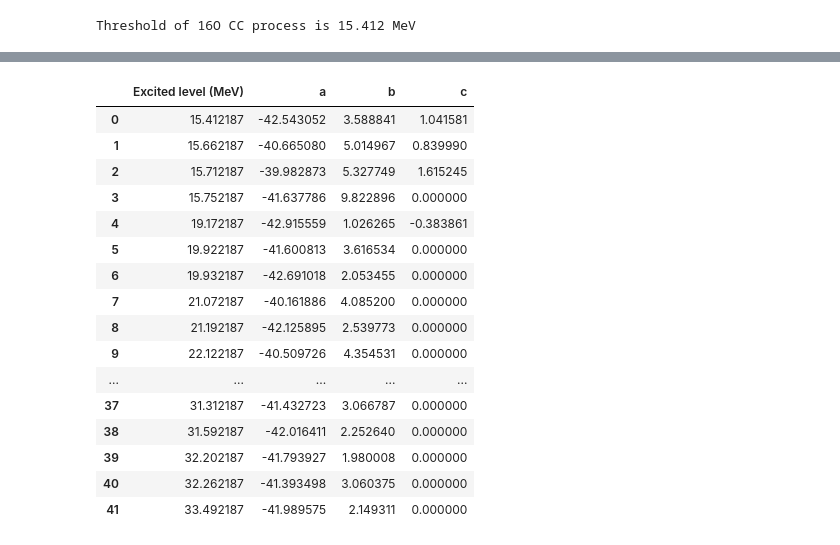
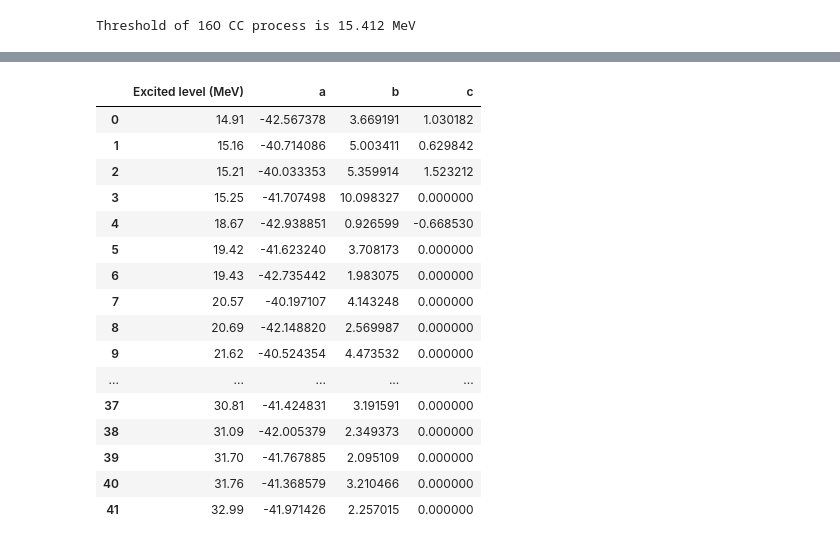
Before and after one commit to schedges/pyNEWTON, a Jupyter notebook: NuOGen.ipynb, the cells around one changed output, grey strips where cells are left out. Cells and saved outputs as stored; diff of their text form; code cells hidden in the pictures.

```diff
--- a/NuOGen.ipynb
+++ b/NuOGen.ipynb
@@ -85,7 +99,11 @@ def loadNazakatoData(fname):
         if len(lineParts)==6:
           excitedLevels_MeV.append(float(lineParts[0]))
           excitedLevels_J.append(int(lineParts[1]))
-          excitedLevels_parity.append(int(lineParts[2]))
+          if lineParts[2]=="1":
+            parity = "-"
+          else:
+            parity = "+"
+          excitedLevels_parity.append(parity)
           excitedXS_20MeV.append(float(lineParts[3]))
           excitedXS_40MeV.append(float(lineParts[4]))
           excitedXS_60MeV.append(float(lineParts[5]))
@@ -102,14 +120,13 @@ excitedLevels_MeV,excitedLevels_J,excitedLevels_parity,excitedXS_20MeV,excitedXS
 
 #Make 3 plots of xs vs. excitation energy
 fig,ax = plt.subplots(1,3, figsize=(12,4), sharey=True)
-Exs_MeV = excitedLevels_MeV + threshold
 
 mask = excitedXS_20MeV > 0
-ax[0].vlines(Exs_MeV[mask], 1e-46, excitedXS_20MeV[mask],color="k",lw=0.7)
+ax[0].vlines(excitedLevels_MeV[mask], 1e-46, excitedXS_20MeV[mask],color="k",lw=0.7)
 mask = excitedXS_40MeV > 0
-ax[1].vlines(Exs_MeV[mask], 1e-46, excitedXS_40MeV[mask],color="k",lw=0.7)
+ax[1].vlines(excitedLevels_MeV[mask], 1e-46, excitedXS_40MeV[mask],color="k",lw=0.7)
 mask = excitedXS_60MeV > 0
-ax[2].vlines(Exs_MeV[mask], 1e-46, excitedXS_60MeV[mask],color="k",lw=0.7)
+ax[2].vlines(excitedLevels_MeV[mask], 1e-46, excitedXS_60MeV[mask],color="k",lw=0.7)
 
 plt.yscale("log")
 ax[0].set_xlim(0,35)
@@ -127,5 +144,17 @@ ax[2].set_xlabel("E$_x$ (MeV)")
 ax[2].set_ylabel(chr(963)+"$_k$ (cm$^2$)")
 ax[2].set_ylim(1e-46,1e-39)
 plt.show()
+
+
+df = pd.DataFrame({
+    "Excited level (MeV)": excitedLevels_MeV,
+    "J": excitedLevels_J,
+    "parity": excitedLevels_parity,
+    "20 MeV": excitedXS_20MeV,
+    "40 MeV": excitedXS_40MeV,
+    "60 MeV": excitedXS_60MeV,
+})
+
+df
 # %% [output]
 [figure]
@@ -136,7 +182,7 @@ def solveCoeffs(excitedLevels_MeV,excitedXS_20MeV,excitedXS_40MeV,excitedXS_60Me
   c2s = []
   c3s = []
   #Now step through levels, computing nu xs by fitting the three data files to determine coefficients a,b,c. Then
-  for ilev,Ex in enumerate(Exs_MeV):
+  for ilev,Ex in enumerate(excitedLevels_MeV):
 
     if Ex < 20:
       Lambda_20MeV = np.log10(np.power(20,0.25)-np.power(Ex,0.25))
@@ -151,7 +197,7 @@ def solveCoeffs(excitedLevels_MeV,excitedXS_20MeV,excitedXS_40MeV,excitedXS_60Me
     else:
       Lambda_60MeV = 0
 
-    if excitedXS_20MeV[ilev]>0:
+    if excitedXS_20MeV[ilev]>1e-46:
       logxs_20MeV = np.log10(excitedXS_20MeV[ilev])
     else:
       logxs_20MeV =  -np.inf
@@ -167,50 +213,50 @@ def solveCoeffs(excitedLevels_MeV,excitedXS_20MeV,excitedXS_40MeV,excitedXS_60Me
     if logxs_20MeV==-np.inf:
       A = np.array([[1.0,Lambda_40MeV],
                   [1.0,Lambda_60MeV]])
       y = np.array([logxs_40MeV,logxs_60MeV])
       a,b = np.linalg.solve(A,y)
       c = 0
     else:
       A = np.array([[1.0,Lambda_20MeV,Lambda_20MeV*Lambda_20MeV],
                   [1.0,Lambda_40MeV,Lambda_40MeV*Lambda_40MeV],
                   [1.0,Lambda_60MeV,Lambda_60MeV*Lambda_60MeV]])
       y = np.array([logxs_20MeV,logxs_40MeV,logxs_60MeV])
       a,b,c = np.linalg.solve(A,y)
 
     c1s.append(a)
     c2s.append(b)
     c3s.append(c)
 
   return c1s,c2s,c3s
 
 c1s,c2s,c3s = solveCoeffs(excitedLevels_MeV,excitedXS_20MeV,excitedXS_40MeV,excitedXS_60MeV)
 
 df = pd.DataFrame({
-    "Excited level (MeV)": excitedLevels_MeV+threshold,
+    "Excited level (MeV)": excitedLevels_MeV,
     "a": c1s,
     "b": c2s,
     "c": c3s,
 })
 
 df
 # %% [output]
 |  | Excited level (MeV) | a | b | c |
-| 0 | 15.412187 | -42.543052 | 3.588841 | 1.041581 |
-| 1 | 15.662187 | -40.665080 | 5.014967 | 0.839990 |
-| 2 | 15.712187 | -39.982873 | 5.327749 | 1.615245 |
-| 3 | 15.752187 | -41.637786 | 9.822896 | 0.000000 |
-| 4 | 19.172187 | -42.915559 | 1.026265 | -0.383861 |
-| 5 | 19.922187 | -41.600813 | 3.616534 | 0.000000 |
-| 6 | 19.932187 | -42.691018 | 2.053455 | 0.000000 |
-| 7 | 21.072187 | -40.161886 | 4.085200 | 0.000000 |
-| 8 | 21.192187 | -42.125895 | 2.539773 | 0.000000 |
-| 9 | 22.122187 | -40.509726 | 4.354531 | 0.000000 |
+| 0 | 14.91 | -42.567378 | 3.669191 | 1.030182 |
+| 1 | 15.16 | -40.714086 | 5.003411 | 0.629842 |
+| 2 | 15.21 | -40.033353 | 5.359914 | 1.523212 |
+| 3 | 15.25 | -41.707498 | 10.098327 | 0.000000 |
+| 4 | 18.67 | -42.938851 | 0.926599 | -0.668530 |
+| 5 | 19.42 | -41.623240 | 3.708173 | 0.000000 |
+| 6 | 19.43 | -42.735442 | 1.983075 | 0.000000 |
+| 7 | 20.57 | -40.197107 | 4.143248 | 0.000000 |
+| 8 | 20.69 | -42.148820 | 2.569987 | 0.000000 |
+| 9 | 21.62 | -40.524354 | 4.473532 | 0.000000 |
 | ... | ... | ... | ... | ... |
-| 37 | 31.312187 | -41.432723 | 3.066787 | 0.000000 |
-| 38 | 31.592187 | -42.016411 | 2.252640 | 0.000000 |
-| 39 | 32.202187 | -41.793927 | 1.980008 | 0.000000 |
-| 40 | 32.262187 | -41.393498 | 3.060375 | 0.000000 |
-| 41 | 33.492187 | -41.989575 | 2.149311 | 0.000000 |
+| 37 | 30.81 | -41.424831 | 3.191591 | 0.000000 |
+| 38 | 31.09 | -42.005379 | 2.349373 | 0.000000 |
+| 39 | 31.70 | -41.767885 | 2.095109 | 0.000000 |
+| 40 | 31.76 | -41.368579 | 3.210466 | 0.000000 |
+| 41 | 32.99 | -41.971426 | 2.257015 | 0.000000 |
 # %%
 #Now calculate partial_xs
 eps_MeV = 0.0
```
Also changed, not shown: parts of 6 cells of this notebook.
